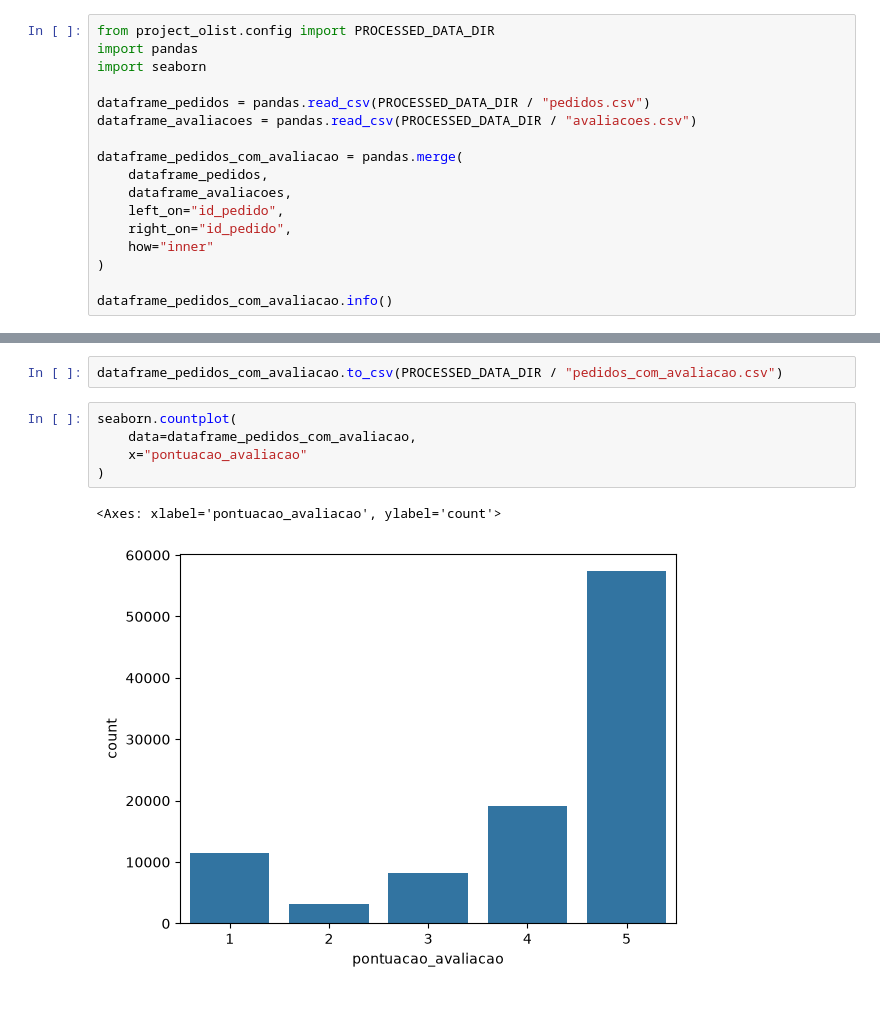
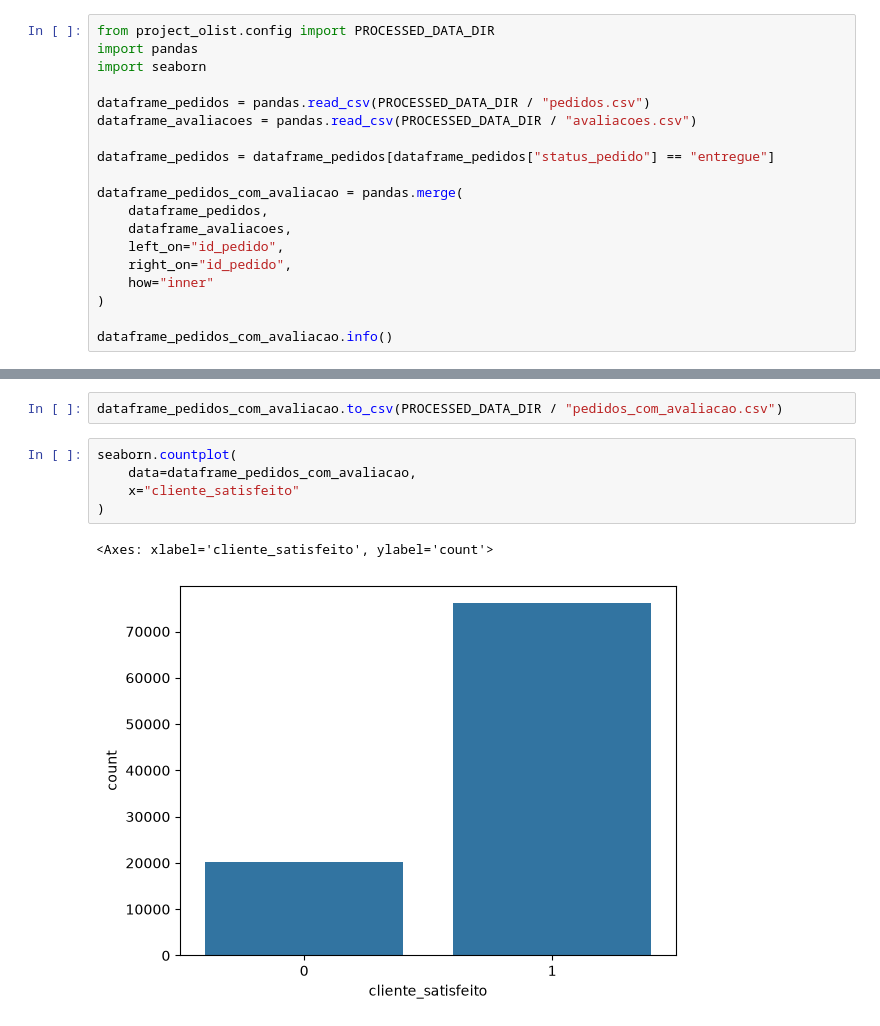
Before and after one commit to jafmatos/olist_satisfaction, a Jupyter notebook: notebook/eda_03.ipynb, the cells around one changed output, grey strips where cells are left out. Drawn from its saved outputs; the diff is of its cells as text.

```diff
--- a/notebook/eda_03.ipynb
+++ b/notebook/eda_03.ipynb
@@ -5,6 +5,8 @@ import seaborn
 
 dataframe_pedidos = pandas.read_csv(PROCESSED_DATA_DIR / "pedidos.csv")
 dataframe_avaliacoes = pandas.read_csv(PROCESSED_DATA_DIR / "avaliacoes.csv")
+
+dataframe_pedidos = dataframe_pedidos[dataframe_pedidos["status_pedido"] == "entregue"]
 
 dataframe_pedidos_com_avaliacao = pandas.merge(
     dataframe_pedidos,
@@ -99,11 +104,11 @@ dataframe_pedidos_com_avaliacao.to_csv(PROCESSED_DATA_DIR / "pedidos_com_avaliac
 # %%
 seaborn.countplot(
     data=dataframe_pedidos_com_avaliacao,
-    x="pontuacao_avaliacao"
+    x="cliente_satisfeito"
 )
 # %% [output]
-<Axes: xlabel='pontuacao_avaliacao', ylabel='count'>
+<Axes: xlabel='cliente_satisfeito', ylabel='count'>
-[figure, old version]
+[figure, new version]
 # %%
 dataframe_pedidos_com_avaliacao.head(n=10)
 # %% [output]
```
Also changed, not shown: parts of 7 cells of this notebook, 9 other files.
